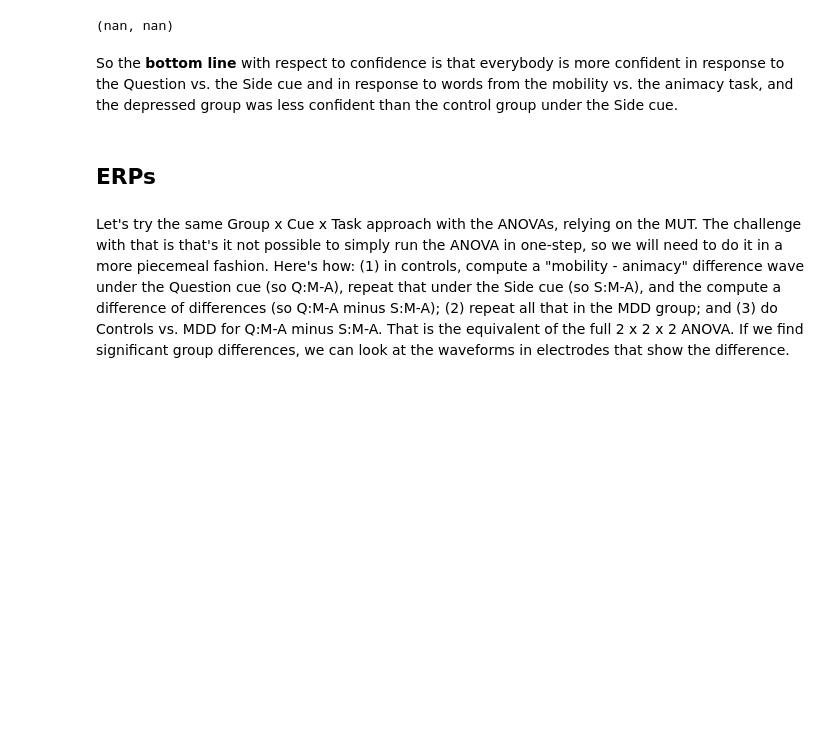
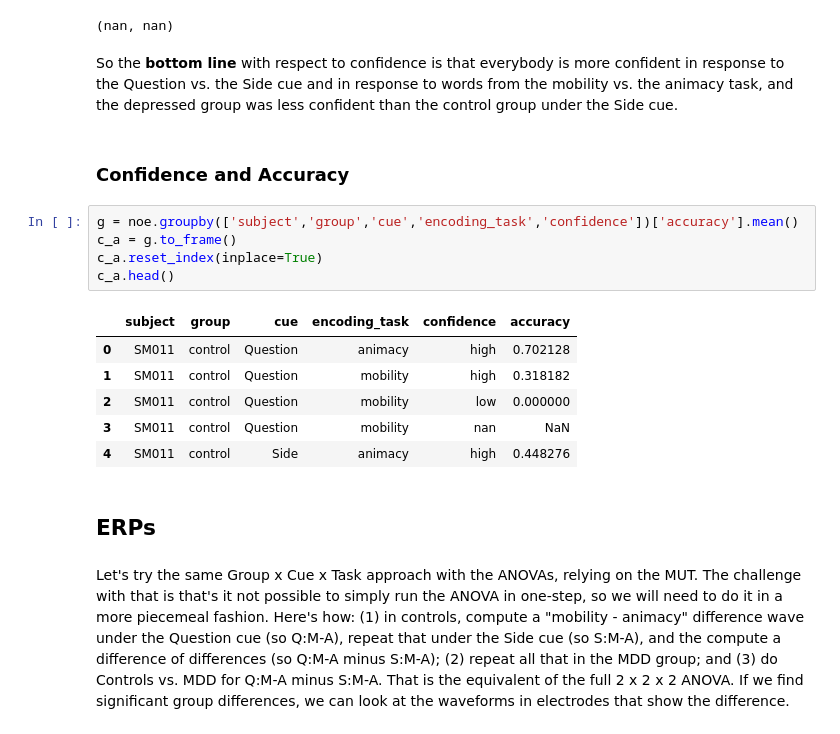
Before and after one commit to dgdillon/source-mem-paper, a Jupyter notebook: Source_ReAnalysis.ipynb, the cells around one changed output. Drawn from its saved outputs; the diff is of its cells as text; blank space fills up the shorter version.

```diff
--- a/Source_ReAnalysis.ipynb
+++ b/Source_ReAnalysis.ipynb
@@ -1511,6 +1466,20 @@ t(-2) = nan, p = nan
 (nan, nan)
 # %% [markdown]
 So the **bottom line** with respect to confidence is that everybody is more confident in response to the Question vs. the Side cue and in response to words from the mobility vs. the animacy task, and the depressed group was less confident than the control group under the Side cue.
+# %% [markdown]
+### Confidence and Accuracy
+# %%
+g = noe.groupby(['subject','group','cue','encoding_task','confidence'])['accuracy'].mean()
+c_a = g.to_frame()
+c_a.reset_index(inplace=True)
+c_a.head()
+# %% [output]
+|  | subject | group | cue | encoding_task | confidence | accuracy |
+| 0 | SM011 | control | Question | animacy | high | 0.702128 |
+| 1 | SM011 | control | Question | mobility | high | 0.318182 |
+| 2 | SM011 | control | Question | mobility | low | 0.000000 |
+| 3 | SM011 | control | Question | mobility | nan | NaN |
+| 4 | SM011 | control | Side | animacy | high | 0.448276 |
 # %% [markdown]
 ## ERPs
 # %% [markdown]
```
Also changed, not shown: parts of 25 cells of this notebook.
